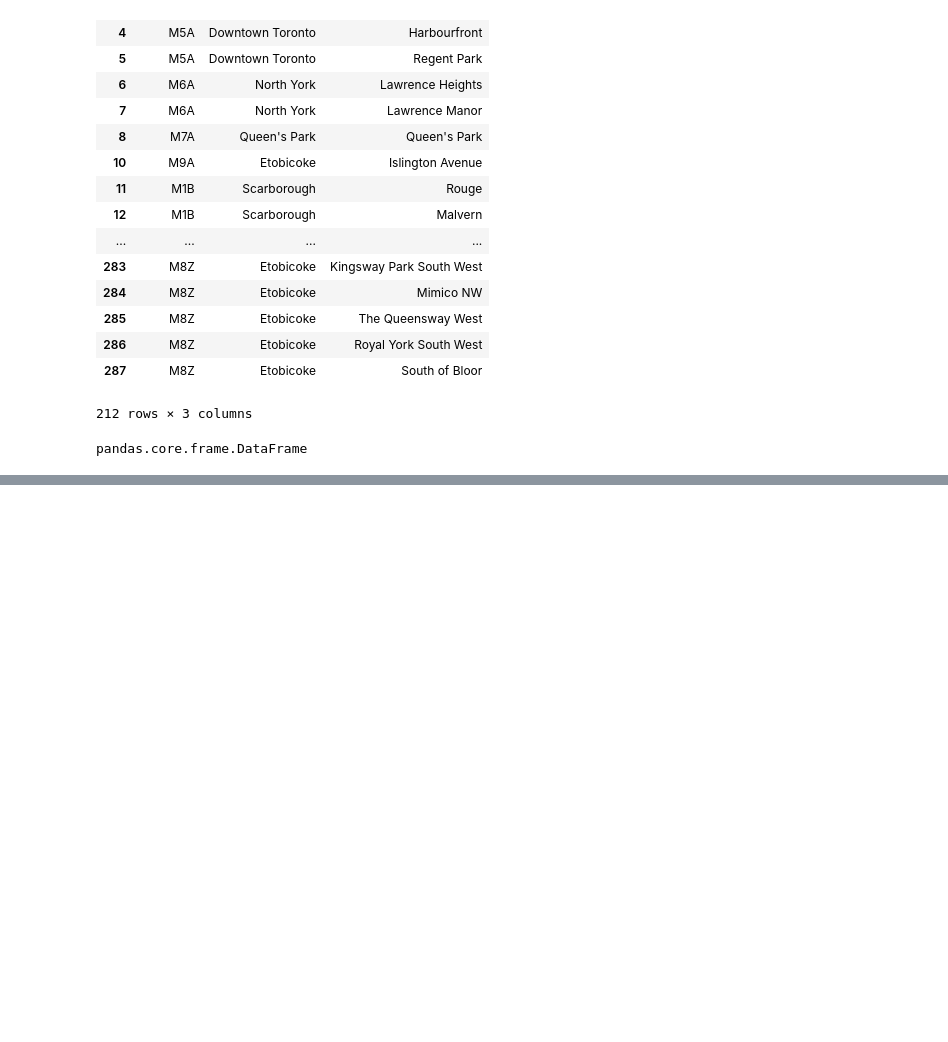
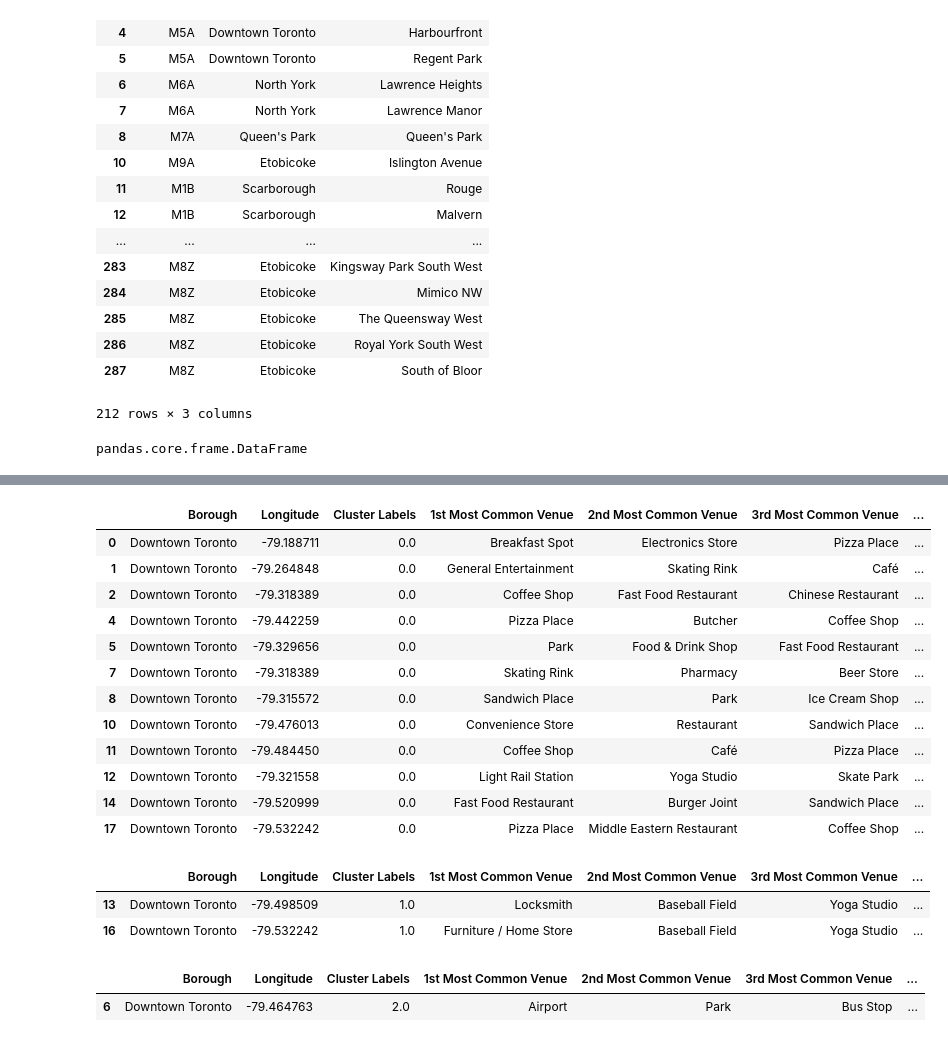
Before and after one commit to abhpradh/Coursera_Capstone, a Jupyter notebook: Website Table Scrapper.ipynb, the cells around one changed output, grey strips where cells are left out. Saved outputs shown, nothing was run; the diff lists cells and outputs as text; code cells hidden in the pictures; blank space fills up the shorter version.

```diff
--- a/Website Table Scrapper.ipynb
+++ b/Website Table Scrapper.ipynb
@@ -154,0 +580,29 @@ df5.shape
+# %%
+#write a function to sort the venues in descending order
+def return_most_common_venues(row, num_top_venues):
+    row_categories = row.iloc[1:]
+    row_categories_sorted = row_categories.sort_values(ascending=False)
+
+    return row_categories_sorted.index.values[0:num_top_venues]
+# %%
+#create the new dataframe and display the top 10 venues for each neighbourhood
+num_top_venues = 10
+
+indicators = ['st', 'nd', 'rd']
+
+# create columns according to number of top venues
+columns = ['Neighbourhood']
+for ind in np.arange(num_top_venues):
+    try:
+        columns.append('{}{} Most Common Venue'.format(ind+1, indicators[ind]))
+    except:
+        columns.append('{}th Most Common Venue'.format(ind+1))
+
+# create a new dataframe
+neighbourhoods_venues_sorted = pd.DataFrame(columns=columns)
+neighbourhoods_venues_sorted['Neighbourhood'] = dtt_grouped['Neighbourhood']
+
+for ind in np.arange(dtt_grouped.shape[0]):
+    neighbourhoods_venues_sorted.iloc[ind, 1:] = return_most_common_venues(dtt_grouped.iloc[ind, :], num_top_venues)
+
+neighbourhoods_venues_sorted.head()
@@ -154,0 +629,10 @@ df5.shape
+# %%
+# add clustering labels
+#neighbourhoods_venues_sorted.insert(0, 'Cluster Labels', kmeans.labels_)
+
+dtt_merged = dtt_data
+
+# merge toronto_grouped with toronto_data to add latitude/longitude for each neighborhood
+dtt_merged = dtt_merged.join(neighbourhoods_venues_sorted.set_index('Neighbourhood'), on='Neighbourhood')
+
+dtt_merged.head() # check the last columns!
@@ -154,0 +672,32 @@ df5.shape
+# %%
+# Examine each cluster
+
+#Cluster 1
+dtt_merged.loc[dtt_merged['Cluster Labels'] == 0, dtt_merged.columns[[1] + list(range(5, dtt_merged.shape[1]))]]
+# %% [output]
+|  | Borough | Longitude | Cluster Labels | 1st Most Common Venue | 2nd Most Common Venue | 3rd Most Common Venue | ... |
+| 0 | Downtown Toronto | -79.188711 | 0.0 | Breakfast Spot | Electronics Store | Pizza Place | ... |
+| 1 | Downtown Toronto | -79.264848 | 0.0 | General Entertainment | Skating Rink | Café | ... |
+| 2 | Downtown Toronto | -79.318389 | 0.0 | Coffee Shop | Fast Food Restaurant | Chinese Restaurant | ... |
+| 4 | Downtown Toronto | -79.442259 | 0.0 | Pizza Place | Butcher | Coffee Shop | ... |
+| 5 | Downtown Toronto | -79.329656 | 0.0 | Park | Food & Drink Shop | Fast Food Restaurant | ... |
+| 7 | Downtown Toronto | -79.318389 | 0.0 | Skating Rink | Pharmacy | Beer Store | ... |
+| 8 | Downtown Toronto | -79.315572 | 0.0 | Sandwich Place | Park | Ice Cream Shop | ... |
+| 10 | Downtown Toronto | -79.476013 | 0.0 | Convenience Store | Restaurant | Sandwich Place | ... |
+| 11 | Downtown Toronto | -79.484450 | 0.0 | Coffee Shop | Café | Pizza Place | ... |
+| 12 | Downtown Toronto | -79.321558 | 0.0 | Light Rail Station | Yoga Studio | Skate Park | ... |
+| 14 | Downtown Toronto | -79.520999 | 0.0 | Fast Food Restaurant | Burger Joint | Sandwich Place | ... |
+| 17 | Downtown Toronto | -79.532242 | 0.0 | Pizza Place | Middle Eastern Restaurant | Coffee Shop | ... |
+# %%
+#Cluster 2
+dtt_merged.loc[dtt_merged['Cluster Labels'] == 1, dtt_merged.columns[[1] + list(range(5, dtt_merged.shape[1]))]]
+# %% [output]
+|  | Borough | Longitude | Cluster Labels | 1st Most Common Venue | 2nd Most Common Venue | 3rd Most Common Venue | ... |
+| 13 | Downtown Toronto | -79.498509 | 1.0 | Locksmith | Baseball Field | Yoga Studio | ... |
+| 16 | Downtown Toronto | -79.532242 | 1.0 | Furniture / Home Store | Baseball Field | Yoga Studio | ... |
+# %%
+#Cluster 3
+dtt_merged.loc[dtt_merged['Cluster Labels'] == 2, dtt_merged.columns[[1] + list(range(5, dtt_merged.shape[1]))]]
+# %% [output]
+|  | Borough | Longitude | Cluster Labels | 1st Most Common Venue | 2nd Most Common Venue | 3rd Most Common Venue | ... |
+| 6 | Downtown Toronto | -79.464763 | 2.0 | Airport | Park | Bus Stop | ... |
```
Also changed, not shown: parts of 36 cells of this notebook.
